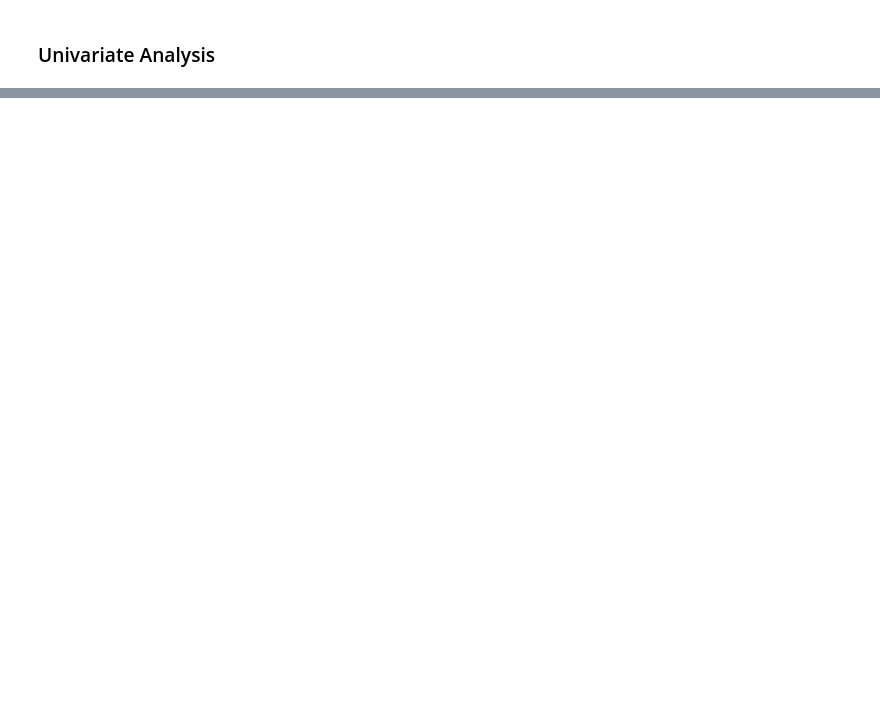
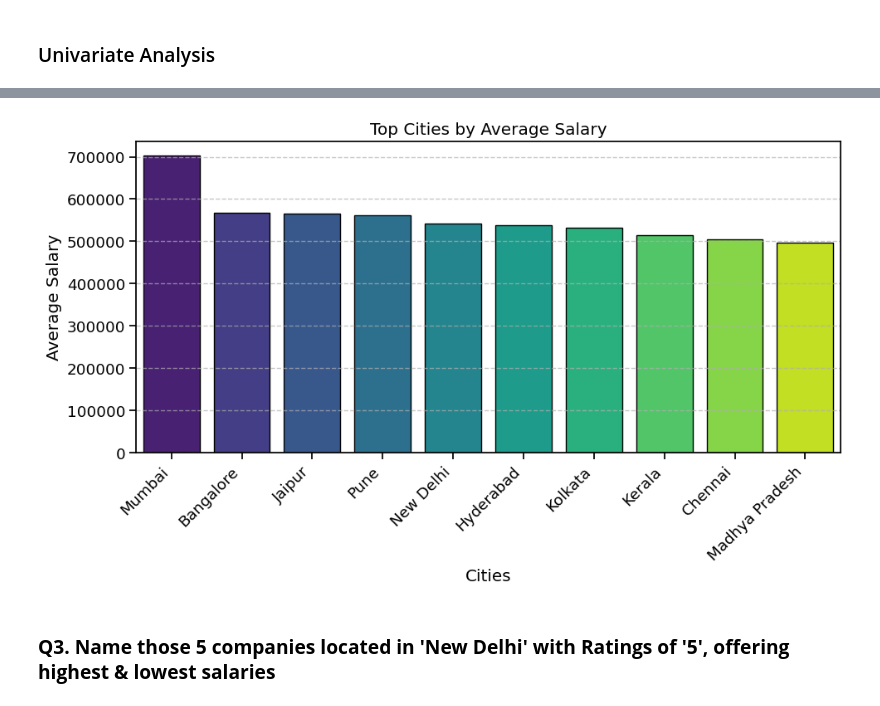
Before and after one commit to sankajithdjinasena/DataAnalysisProjects, a Jupyter notebook: Salary_analysis/salary_analysis.ipynb, the cells around one changed output, grey strips where cells are left out. Drawn from its saved outputs; the diff is of its cells as text; code cells hidden in the pictures; blank space fills up the shorter version.

```diff
--- a/Salary_analysis/salary_analysis.ipynb
+++ b/Salary_analysis/salary_analysis.ipynb
@@ -160,0 +211,3 @@ plt.show()
+# %%
+city_salary = df.groupby("Location")["Salary"].mean().sort_values(ascending=False)
+city_salary.head(10)
@@ -160,0 +227,16 @@ plt.show()
+# %%
+plt.figure(figsize=(10, 6))
+city_salary.plot(kind="bar")
+colors = sns.color_palette("viridis", len(city_salary))
+plt.bar(city_salary.index, city_salary.values, color=colors, edgecolor="black")
+plt.title("Top Cities by Average Salary")
+plt.xlabel("Cities")
+plt.ylabel("Average Salary")
+plt.xticks(rotation=45, ha="right")
+plt.grid(axis="y", linestyle="--", alpha=0.7)
+plt.tight_layout()
+plt.show()
+# %% [output]
+[figure, added]
+# %% [markdown]
+### **Q3. Name those 5 companies located in 'New Delhi' with Ratings of '5', offering highest & lowest salaries**
```
Also changed, not shown: parts of 35 cells of this notebook.
